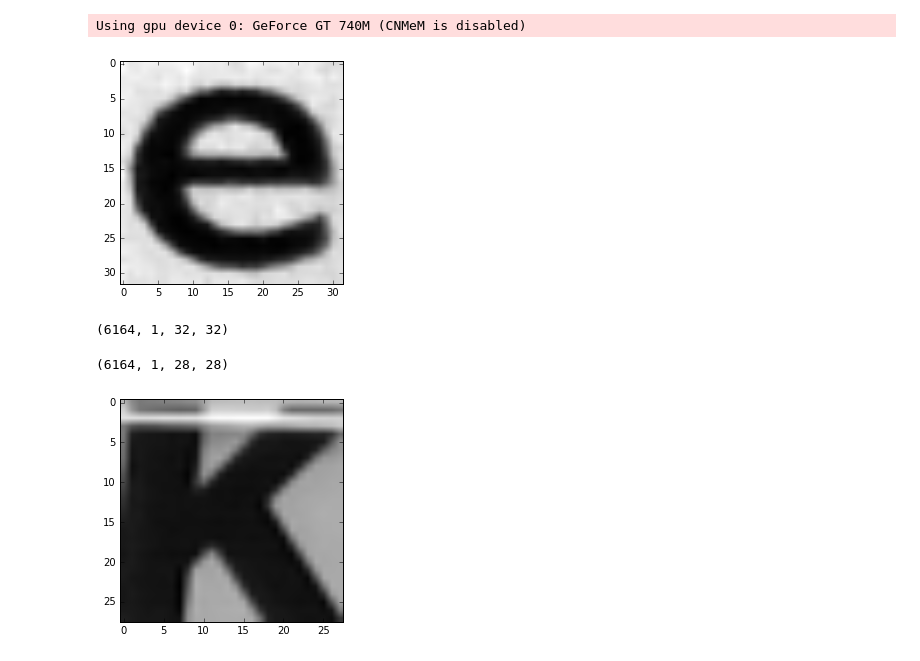
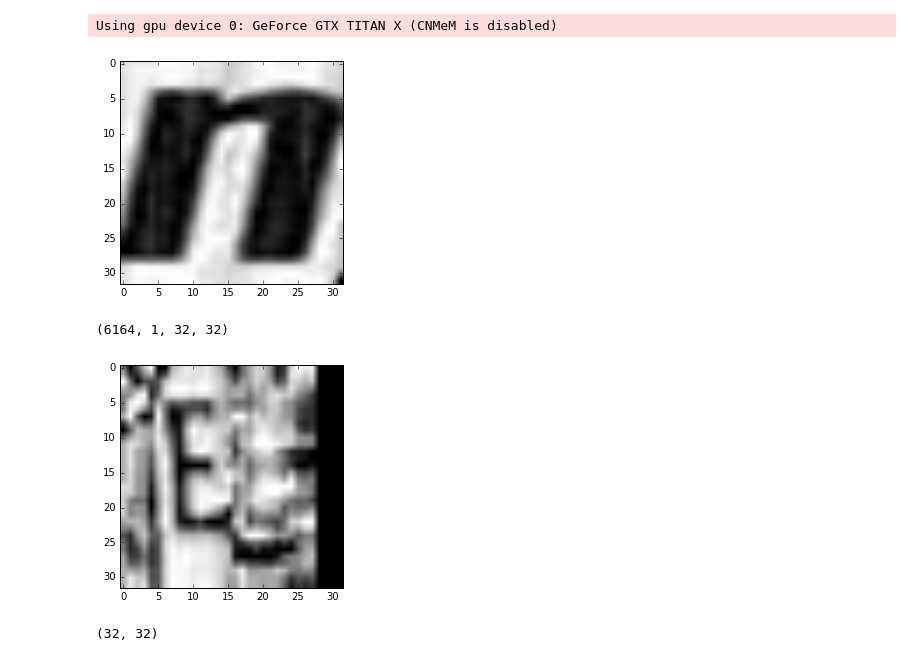
Before and after one commit to faizankshaikh/Project, a Jupyter notebook: trials/trial_shift.ipynb, the cells around one changed output. Drawn from its saved outputs; the diff is of its cells as text; code cells hidden in the pictures.

Commit message:
icdar with data augment

```diff
--- a/trials/trial_shift.ipynb
+++ b/trials/trial_shift.ipynb
@@ -1,37 +1,48 @@
 # %%
 # import modules
 %matplotlib inline
+
+import os
 import random
 import pylab
 import pandas as pd
 import numpy as np
 import cPickle as pkl
-from PIL import Image
-from lasagne import layers
-from lasagne.updates import nesterov_momentum
-from theano.tensor.nnet import softmax
+from skimage import transform
+from lasagne import layers, updates
+from scipy.misc import imread, imresize
+from lasagne.nonlinearities import softmax
 from nolearn.lasagne import NeuralNet, BatchIterator
 from sklearn.cross_validation import train_test_split
+from sklearn.preprocessing import MinMaxScaler
+
+project_root = 'workspace/.project/project'
+script_root = os.path.join(os.path.expanduser('~'), project_root, 'scripts')
+model_root = os.path.join(os.path.expanduser('~'), project_root, 'models')
+data_root = os.path.join(os.path.expanduser('~'), project_root, 'datasets')
+chars74k_root = os.path.join(data_root, 'English')
 # %% [output]
-Using gpu device 0: GeForce GT 740M (CNMeM is disabled)
+Using gpu device 0: GeForce GTX TITAN X (CNMeM is disabled)
 # %%
 def shiftup(dataset):
 
     return shifted_dataset
 # %%
 # load train_test set
-data = pd.read_csv('/home/faizy/workspace/project/project/scripts/LISTFILE.txt', sep = ' ', header = None)
-root = '/home/faizy/workspace/project/project/datasets/English/'
+#TODO see why they get distorted
+data = pd.read_csv(os.path.join(script_root, 'LISTFILE.txt'), sep = ' ', header = None)
 data_x = np.zeros((data.shape[0], 1, 32, 32))
 data_y = np.ones((data.shape[0], )).astype('int32')
-from scipy.misc import imread, imresize
+
+mms = MinMaxScaler()
+
 for idx, path in enumerate(data[0]):
-    img = imread(root + path)
+    img = imread(os.path.join(chars74k_root, path))
     img = imresize(img, (32, 32))
     if len(img.shape) == 3:
-        data_x[idx, ...] = img.dot([0.299, 0.587, 0.144])
+        data_x[idx, ...] = mms.fit_transform(img.dot([0.299, 0.587, 0.144]))
     else:
-        data_x[idx, ...] = img
+        data_x[idx, ...] = mms.fit_transform(img.astype(float))
 
 data_x = data_x.astype('float32')
 train1_x, test1_x, train1_y, test1_y = train_test_split(data_x, data_y, test_size = 0.2)
@@ -42,20 +53,24 @@ pylab.imshow(img)
 pylab.gray()
 pylab.show()
 # %% [output]
-[figure, old version]
+[figure, new version]
 # %%
 train1_x.shape
 # %% [output]
 (6164, 1, 32, 32)
-# %%
-train1_x[:, :, 2:30, 2:30].shape
-# %% [output]
-(6164, 1, 28, 28)
 # %%
-i = random.randrange(0, train1_x[:, :, 2:30, 2:30].shape[0])
-img = np.reshape(train1_x[i, :, 2:30, 2:30], ( train1_x[:, :, 2:30, 2:30].shape[2], train1_x[:, :, 2:30, 2:30].shape[3] ))
-pylab.imshow(img)
+i = random.randrange(0, train1_x.shape[0])
+img = np.reshape(train1_x[i, ...], ( train1_x.shape[2], train1_x.shape[3] ))
+
+tform = transform.SimilarityTransform(translation = (4, 0))
+new_img = transform.warp(img, tform)
+
+pylab.imshow(new_img)
 pylab.gray()
 pylab.show()
 # %% [output]
-[figure, old version]
+[figure, new version]
+# %%
+train1_x[i, 0, ...].shape
+# %% [output]
+(32, 32)
```
Also changed, not shown: 6 other files.
